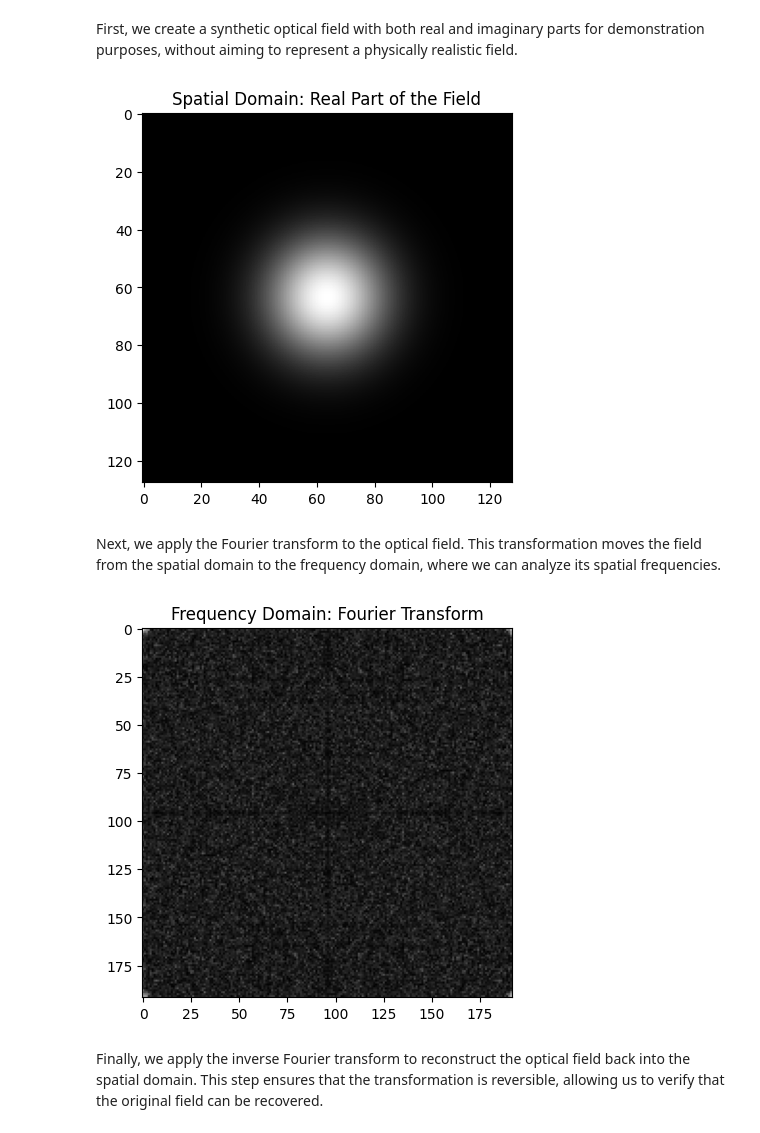
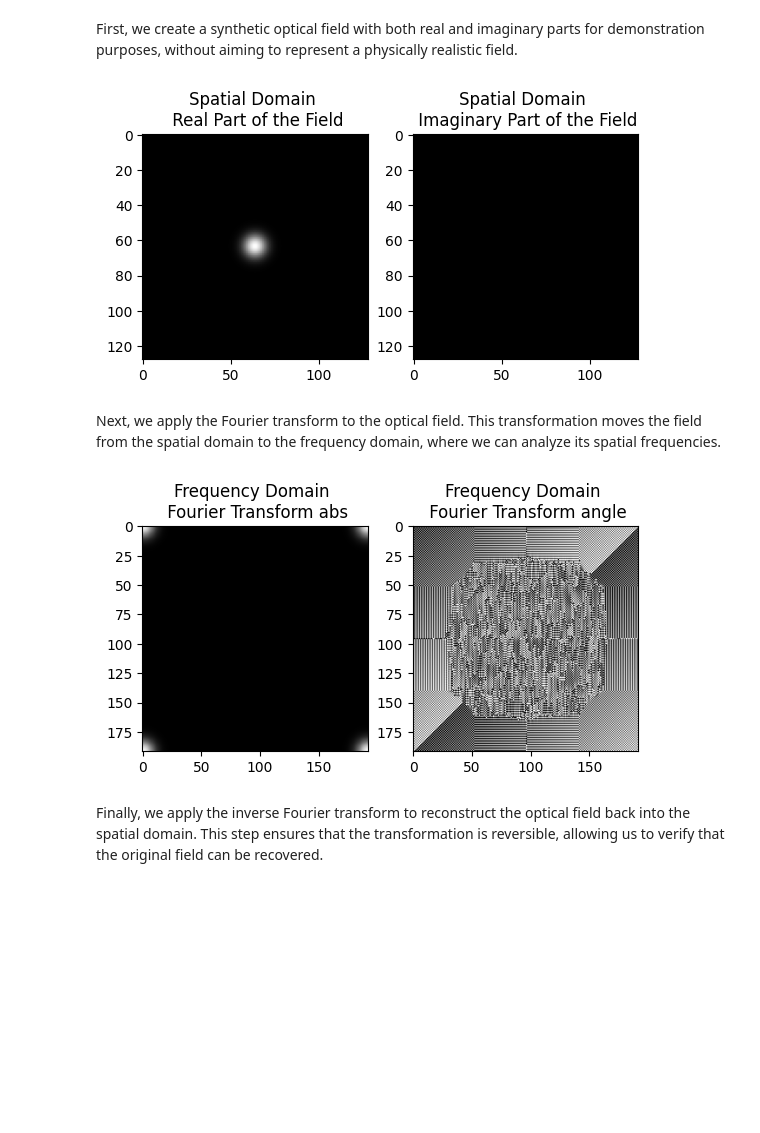
Before and after one commit to Pwhsky/DeepTrack2, a Jupyter notebook: tutorials/3-advanced-topics/DTAT324_holography.ipynb, the cells around one changed output. Cells and saved outputs as stored; diff of their text form; code cells hidden in the pictures; blank space fills up the shorter version.

```diff
--- a/tutorials/3-advanced-topics/DTAT324_holography.ipynb
+++ b/tutorials/3-advanced-topics/DTAT324_holography.ipynb
@@ -20,39 +24,55 @@ The `FourierTransform` class computes the Fourier transform of an optical field,
 # %% [markdown]
 First, we create a synthetic optical field with both real and imaginary parts for demonstration purposes, without aiming to represent a physically realistic field.
 # %%
-from deeptrack import holography
+# Create an optical field with both real and imaginary parts.
+x, y = np.meshgrid(
+    np.linspace(-1, 1, 128),
+    np.linspace(-1, 1, 128),
+)
 
-# Create an optical field with both real and imaginary parts
-x, y = np.meshgrid(np.linspace(-1, 1, 128), np.linspace(-1, 1, 128))
+# Real part: A Gaussian spot.
+real_part = np.exp(-(x ** 2 + y ** 2) / 0.01)
 
-# Real part: A Gaussian spot
-real_part = np.exp(-(x**2 + y**2) / 0.1)
+# Imaginary part.
+imaginary_part = np.zeros(x.shape)
 
-# Imaginary part: Random phase noise
-imaginary_part = np.random.normal(0, 1, x.shape)
+# Combine real and imaginary parts to form a complex optical field.
+field = np.zeros((128, 128, 2))
+field[..., 0] = real_part  # Real part.
+field[..., 1] = imaginary_part  # Imaginary part.
 
-# Combine real and imaginary parts to form a complex optical field
-field = np.zeros((128, 128, 2))
-field[..., 0] = real_part  # Real part
-field[..., 1] = imaginary_part # Imaginary part
+# Display the real part of the optical field.
+plt.subplot(1, 2, 1)
+plt.imshow(field[..., 0], vmin=0, vmax=1, cmap="gray")
+plt.title("Spatial Domain \n Real Part of the Field")
 
-# Display the real part of the optical field
-plt.imshow(field[..., 0], cmap="gray")
-plt.title("Spatial Domain: Real Part of the Field")
+plt.subplot(1, 2, 2)
+plt.imshow(field[..., 1], vmin=0, vmax=1, cmap="gray")
+plt.title("Spatial Domain \n Imaginary Part of the Field")
+
 plt.show()
 # %% [output]
-[figure, old version]
+[figure, new version]
 # %% [markdown]
 Next, we apply the Fourier transform to the optical field. This transformation moves the field from the spatial domain to the frequency domain, where we can analyze its spatial frequencies.
 # %%
+# Apply the Fourier Transform.
 ft_op = holography.FourierTransform()
 fourier_transformed_field = ft_op(field)
 
+
+# Display the absolute value of the Fourier-transformed field.
+plt.subplot(1, 2, 1)
 plt.imshow(np.abs(fourier_transformed_field), cmap="gray")
-plt.title("Frequency Domain: Fourier Transform")
+plt.title("Frequency Domain \n Fourier Transform abs")
+
+plt.subplot(1, 2, 2)
+plt.imshow(np.angle(fourier_transformed_field), cmap="gray")
+plt.title("Frequency Domain \n Fourier Transform angle")
+
 plt.show()
 # %% [output]
-[figure, old version]
+[figure, new version]
 # %% [markdown]
 Finally, we apply the inverse Fourier transform to reconstruct the optical field back into the spatial domain. This step ensures that the transformation is reversible, allowing us to verify that the original field can be recovered.
 # %%
```
Also changed, not shown: parts of 6 cells of this notebook.
